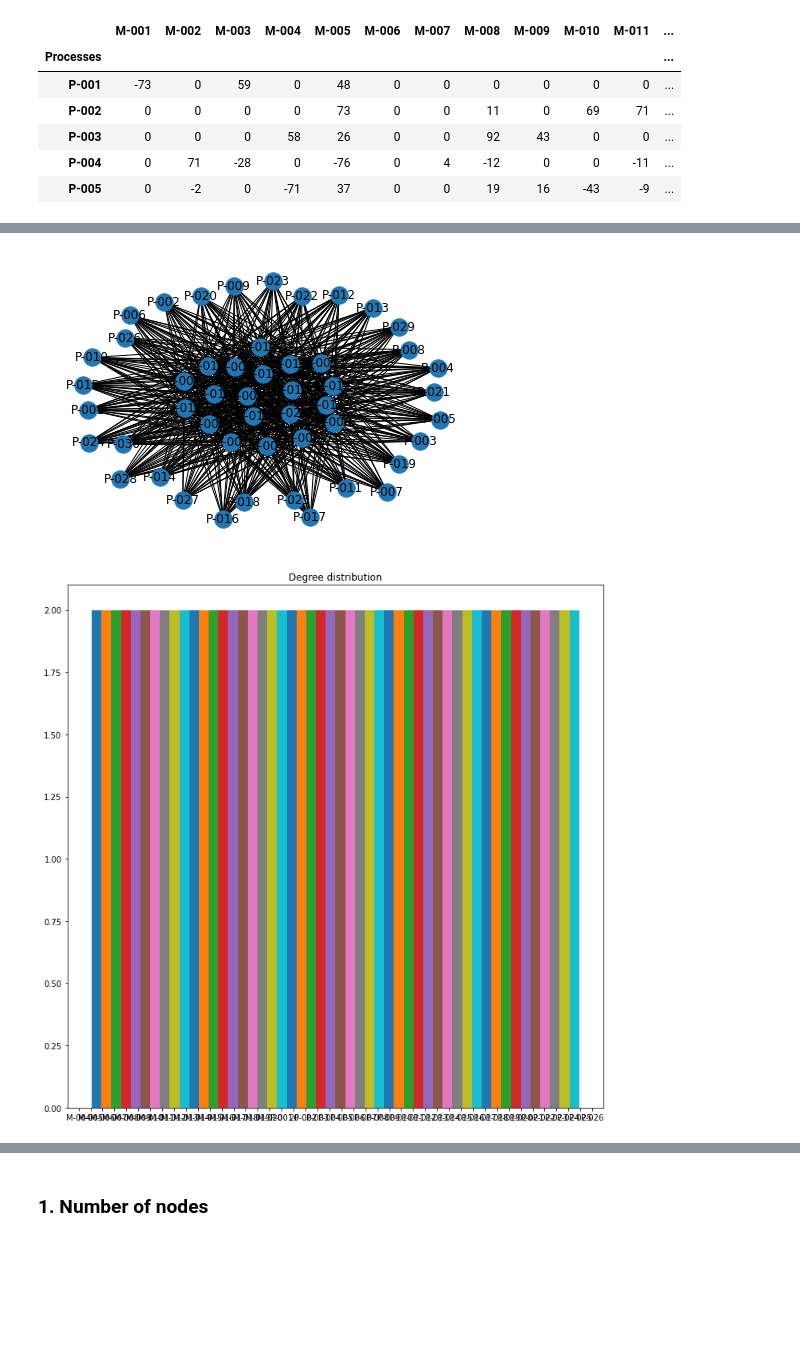
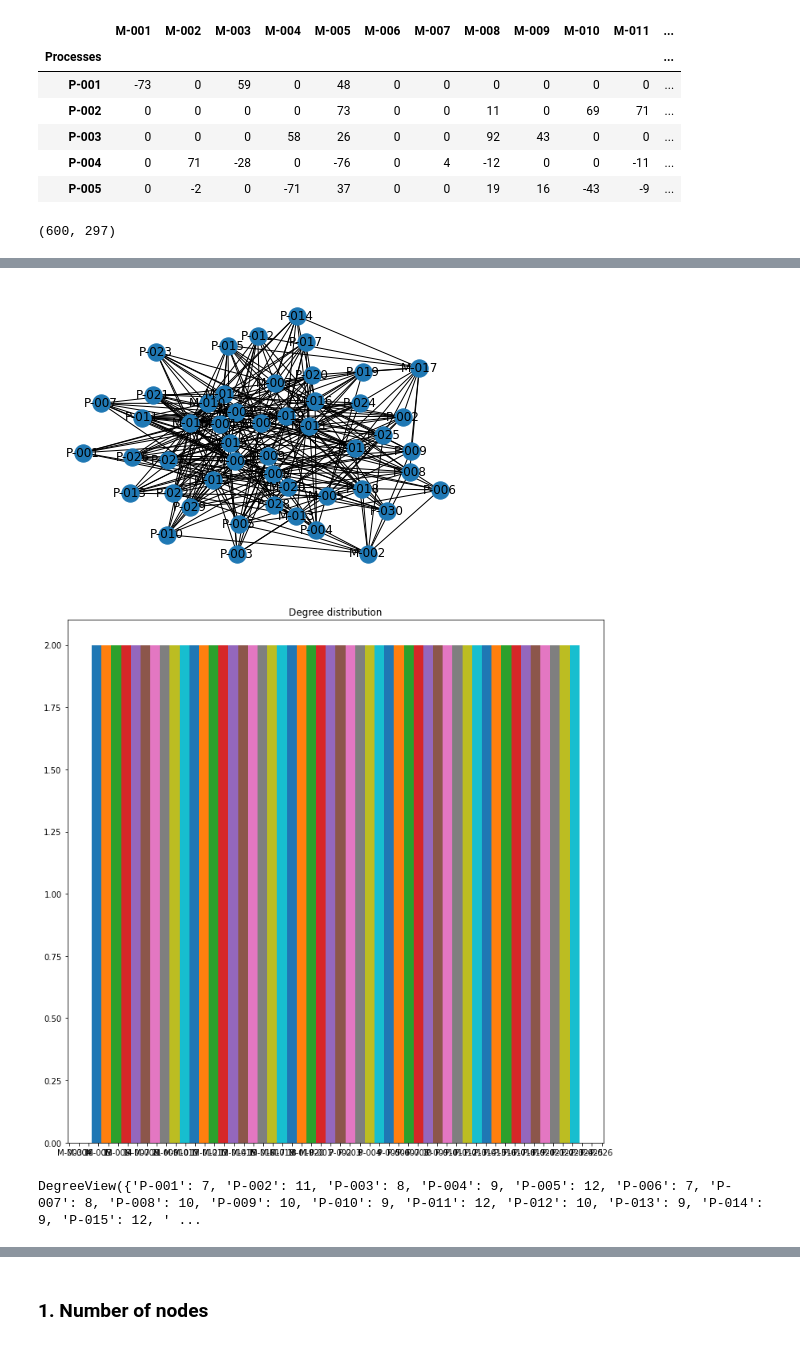
Before and after one commit to walzter/CircularEconomy, a Jupyter notebook: src/Descriptors.ipynb, the cells around one changed output, grey strips where cells are left out. Saved outputs shown, nothing was run; the diff lists cells and outputs as text; code cells hidden in the pictures; blank space fills up the shorter version.

```diff
--- a/src/Descriptors.ipynb
+++ b/src/Descriptors.ipynb
@@ -34,6 +31,10 @@ df.head()
 | P-003 | 0 | 0 | 0 | 58 | 26 | 0 | 0 | 92 | 43 | 0 | 0 | ... |
 | P-004 | 0 | 71 | -28 | 0 | -76 | 0 | 4 | -12 | 0 | 0 | -11 | ... |
 | P-005 | 0 | -2 | 0 | -71 | 37 | 0 | 0 | 19 | 16 | -43 | -9 | ... |
+# %%
+len(get_edge_list(df,filter=True))
+# %% [output]
+(600, 297)
 # %%
 import matplotlib.pyplot as plt
 import networkx as nx
@@ -52,7 +53,7 @@ def constructing_graph(df:pd.DataFrame) -> Graph:
     G.add_nodes_from(df.index)
     G.add_nodes_from(df.columns)
     ## add the edges
-    G.add_edges_from(get_edge_list(df))
+    G.add_edges_from(get_edge_list(df,filter=True))
     # get some shape from the graph
 
 
@@ -110,7 +111,7 @@ def constructing_graph(df:pd.DataFrame) -> Graph:
     return G, degrees, Max_degree, Min_degree, avg_path_lenght, loops
 
 
-G = constructing_graph(df)
+G, degrees, Max_degree, Min_degree, avg_path_lenght, loops = constructing_graph(df)
 # %% [output]
 ---------DESCRIPTORS FOR THE GRAPH---------
 *******************************************
@@ -133,7 +134,11 @@ Degree distribution              : [('M-001', 30), ('M-002', 30), ('M-003', 30),
 
 ------------------Descriptors analisys finished------------------
-[figure, old version]
+[figure, new version]
-[figure, old version]
+[figure, new version]
+# %%
+nx.degree(G)
+# %% [output]
+DegreeView({'P-001': 7, 'P-002': 11, 'P-003': 8, 'P-004': 9, 'P-005': 12, 'P-006': 7, 'P-007': 8, 'P-008': 10, 'P-009': 10, 'P-010': 9, 'P-011': 12, 'P-012': 10, 'P-013': 9, 'P-014': 9, 'P-015': 12, ' ...
 # %%
 # print nx.is_directed(G)
 # print nx.is_multigraphical(G)
```
Also changed, not shown: parts of 3 cells of this notebook.
